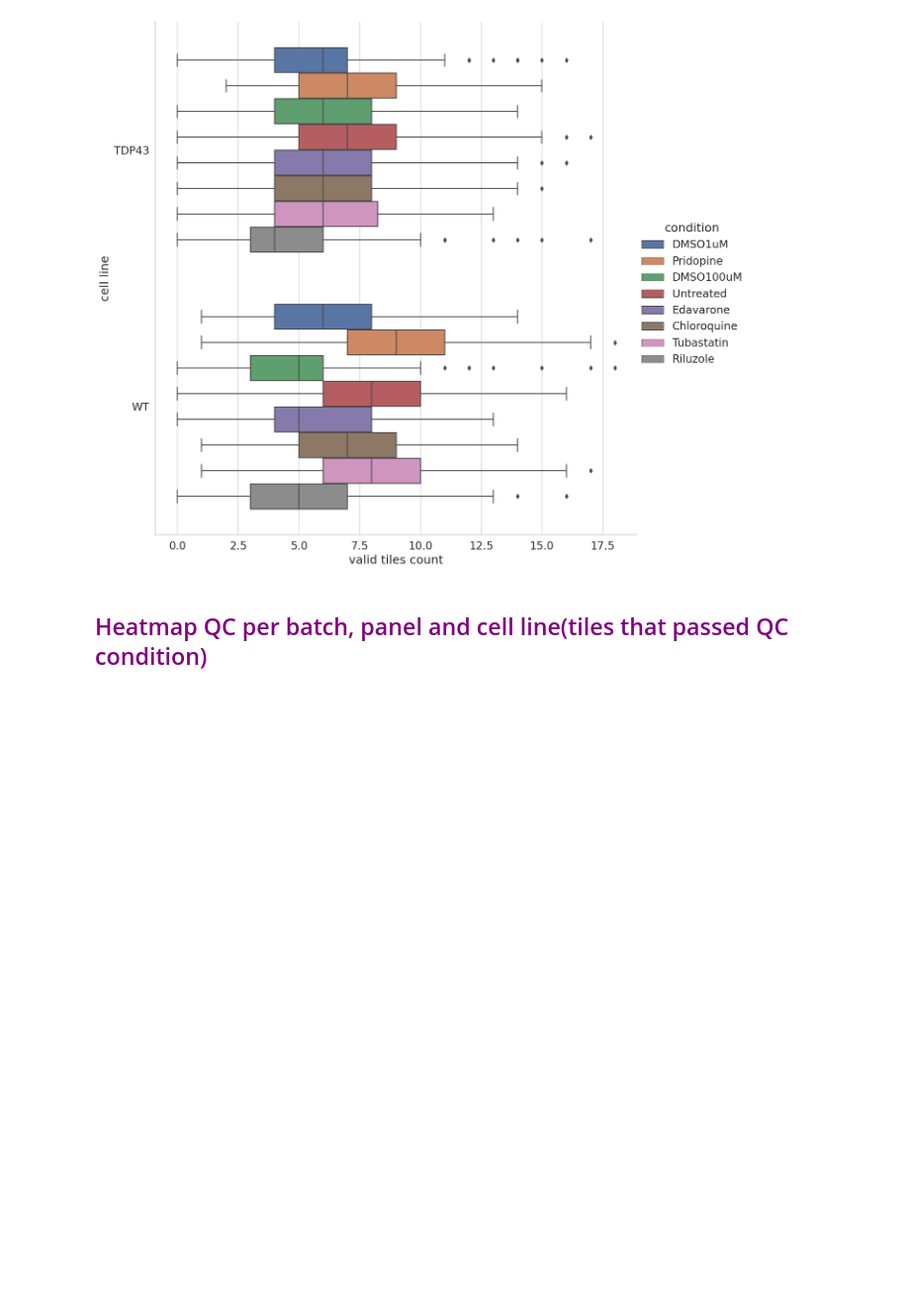
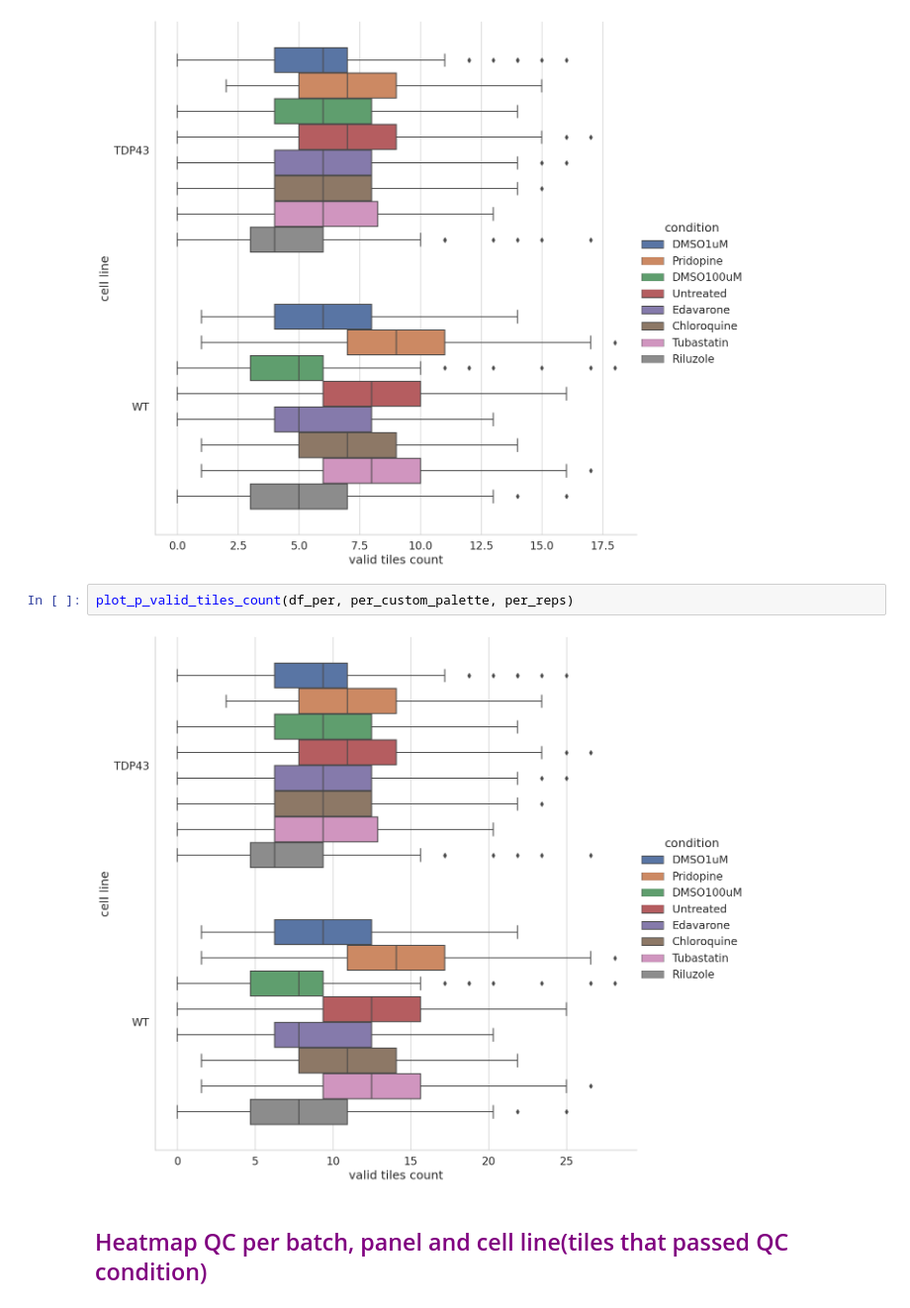
Before and after one commit to Sagykri/NOVA, a Jupyter notebook: src/preprocessing/notebooks/no_ds/cell_count_stats_analysis_Perturbations_no_downsample.ipynb, the cells around one changed output. Shown at 99% size. Drawn from its saved outputs; the diff is of its cells as text; blank space fills up the shorter version.

```diff
--- a/src/preprocessing/notebooks/no_ds/cell_count_stats_analysis_Perturbations_no_downsample.ipynb
+++ b/src/preprocessing/notebooks/no_ds/cell_count_stats_analysis_Perturbations_no_downsample.ipynb
@@ -118,6 +118,10 @@ plot_cell_count(df_no_empty_sites, condition_order, per_custom_palette, whole_ce
 plot_n_valid_tiles_count(df_per, per_custom_palette, per_reps)
 # %% [output]
 [figure]
+# %%
+plot_p_valid_tiles_count(df_per, per_custom_palette, per_reps)
+# %% [output]
+[figure, added]
 # %% [markdown]
 
 ## <font color='purple'>Heatmap QC per batch, panel and cell line(tiles that passed QC condition)  </font>
```
Also changed, not shown: parts of 3 cells of this notebook, 8 other files.
